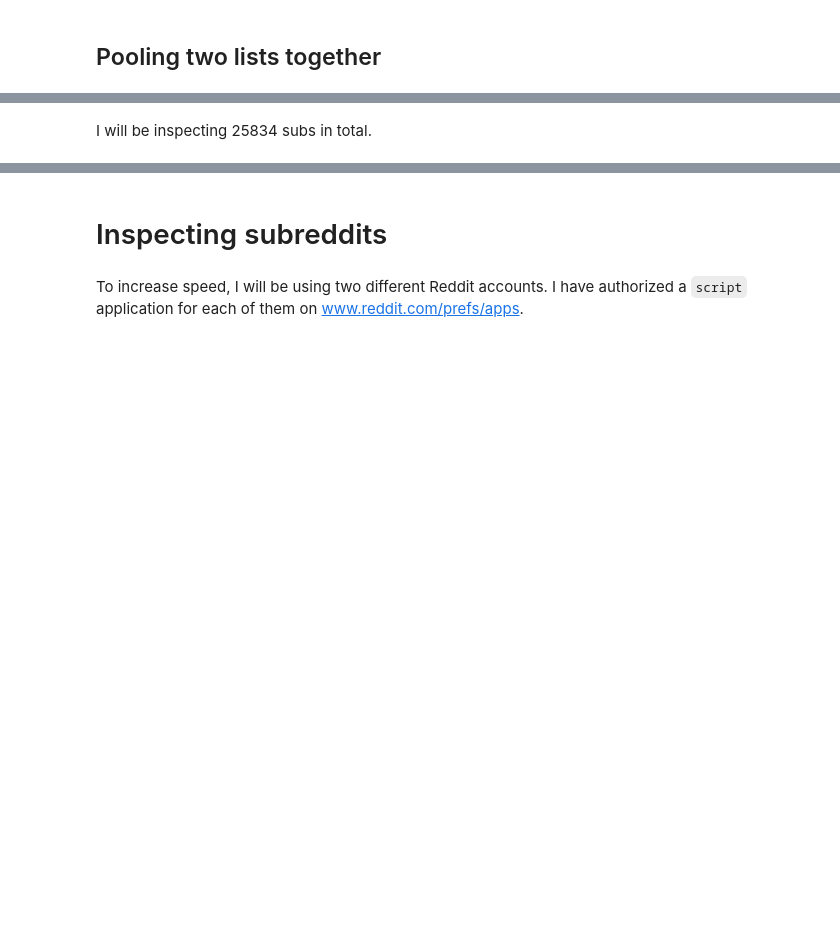
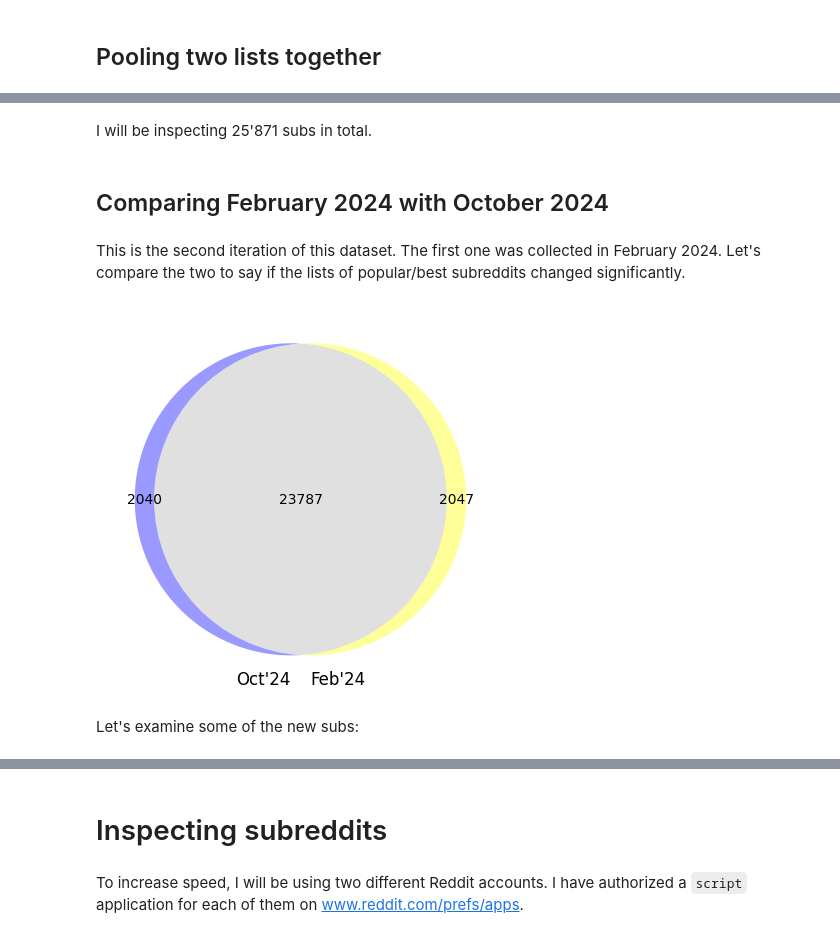
Before and after one commit to almayor/reddit-mods-dataset, a Jupyter notebook: code/reddit-mods-ds.ipynb, the cells around one changed output, grey strips where cells are left out. Drawn from its saved outputs; the diff is of its cells as text; code cells hidden in the pictures; blank space fills up the shorter version.

```diff
--- a/code/reddit-mods-ds.ipynb
+++ b/code/reddit-mods-ds.ipynb
@@ -107,11 +138,12 @@ venn2([set(top_subs), set(popular_subs)], set_labels=('top', 'popular'));
 # %%
 #first writing popular subs, then top subs
-with open("all-subreddits.txt", 'w') as f:
+with open("all-top-subreddits.txt", 'w') as f:
     for s in popular_subs:
-        f.write(s + '\n')
+        if len(s) > 0:
+            f.write(s + '\n')
     popular_set = set(popular_subs)
-    for s in top_subs:
-        if s not in popular_set:
+    for s in best_subs:
+        if len(s) > 0 and s not in popular_set:
             f.write(s + '\n')
 # %%
 !wc -l all-subreddits.txt
@@ -120,2 +152,19 @@ with open("all-subreddits.txt", 'w') as f:
 # %% [markdown]
-I will be inspecting 25834 subs in total.
+I will be inspecting 25'871 subs in total.
+# %% [markdown]
+## Comparing February 2024 with October 2024
+# %% [markdown]
+This is the second iteration of this dataset. The first one was collected in February 2024. Let's compare the two to say if the lists of popular/best subreddits changed significantly.
+# %%
+with open("all-top-subreddits.txt", 'r') as f:
+    all_subs_oct = set([s.strip() for s in f.readlines()])
+
+feb_rawlink = "https://raw.githubusercontent.com/almayor/reddit-mods-dataset/e95f99741a37e1ac8da1b8a3b01ada7983cc59f1/code/all-subreddits.txt"
+r = requests.get(feb_rawlink)
+all_subs_feb = set(r.text.split())
+
+venn2([all_subs_oct, all_subs_feb], set_labels=("Oct'24", "Feb'24"), set_colors=("blue", "yellow"));
+# %% [output]
+[figure, added]
+# %% [markdown]
+Let's examine some of the new subs:
```
Also changed, not shown: parts of 20 cells of this notebook, 7 other files.
